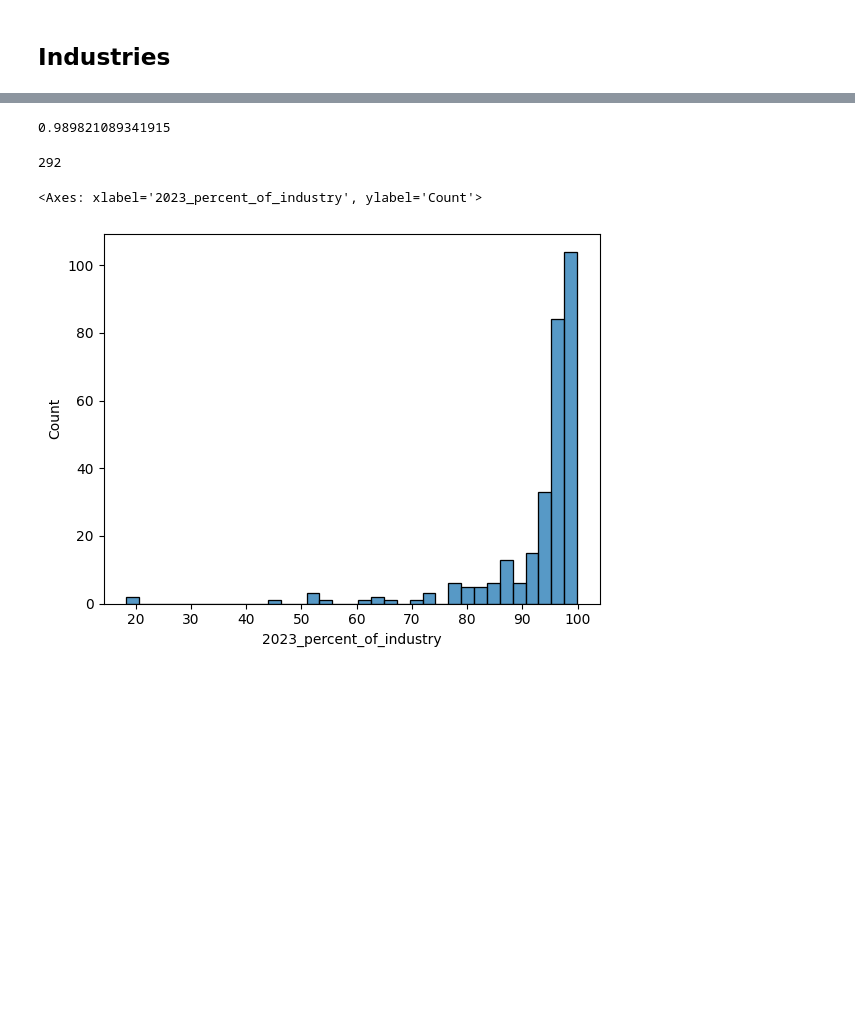
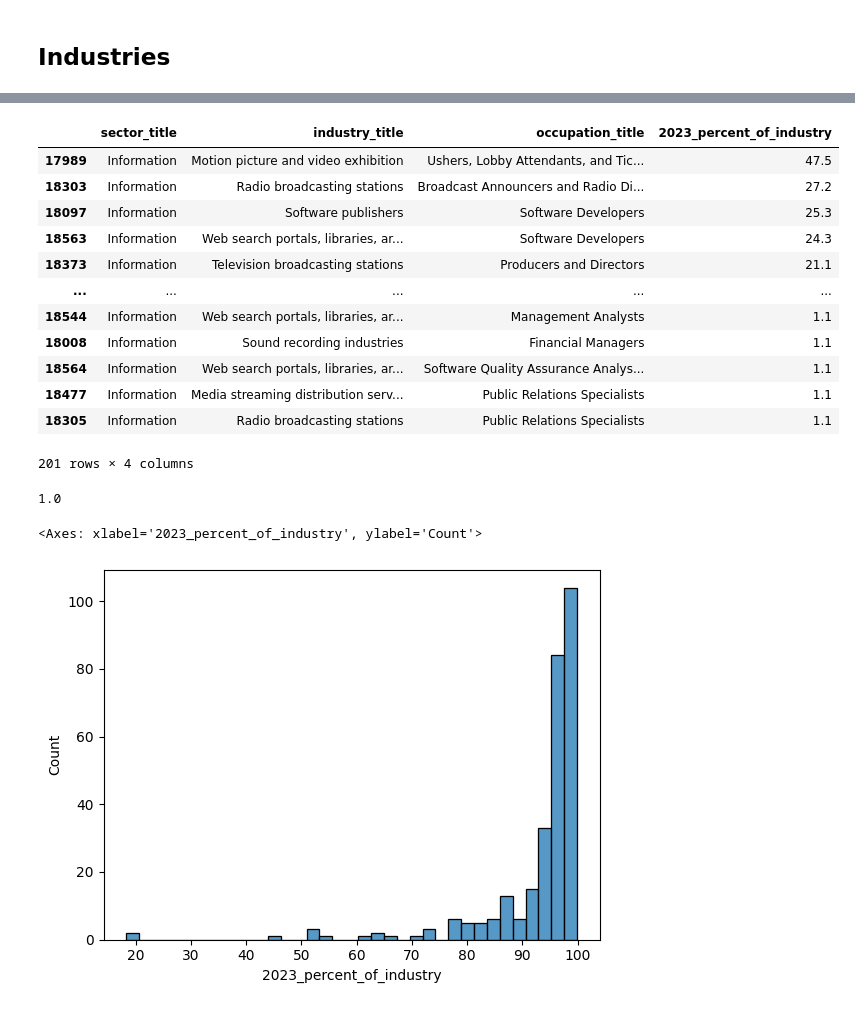
Before and after one commit to jcanedy/retrainability-index, a Jupyter notebook: notebooks/analyze_index_data.ipynb, the cells around one changed output, grey strips where cells are left out. Drawn from its saved outputs; the diff is of its cells as text; code cells hidden in the pictures; blank space fills up the shorter version.

```diff
--- a/notebooks/analyze_index_data.ipynb
+++ b/notebooks/analyze_index_data.ipynb
@@ -40,2 +50,2 @@ dtype: object
 # %%
-df_industry_occupations = df_industries.merge(df_occupations, on="occupation_code", how="inner")
+df_industry_occupations = df_industries.merge(df_occupations, on="occupation_code", how="left")
@@ -42,12 +69,24 @@ df_industry_occupations = df_industries.merge(df_occupations, on="occupation_cod
+# %%
+temp_df = df_industry_occupations[df_industry_occupations.sector_code == "510000"][["sector_title", "industry_title", "occupation_title", "2023_percent_of_industry"]].sort_values(by="2023_percent_of_industry", ascending=False)
+temp_df[temp_df["2023_percent_of_industry"] > 1]
+# %% [output]
+|  | sector_title | industry_title | occupation_title | 2023_percent_of_industry |
+| 17989 | Information | Motion picture and video exhibition | Ushers, Lobby Attendants, and Tic... | 47.5 |
+| 18303 | Information | Radio broadcasting stations | Broadcast Announcers and Radio Di... | 27.2 |
+| 18097 | Information | Software publishers | Software Developers | 25.3 |
+| 18563 | Information | Web search portals, libraries, ar... | Software Developers | 24.3 |
+| 18373 | Information | Television broadcasting stations | Producers and Directors | 21.1 |
+| ... | ... | ... | ... | ... |
+| 18544 | Information | Web search portals, libraries, ar... | Management Analysts | 1.1 |
+| 18008 | Information | Sound recording industries | Financial Managers | 1.1 |
+| 18564 | Information | Web search portals, libraries, ar... | Software Quality Assurance Analys... | 1.1 |
+| 18477 | Information | Media streaming distribution serv... | Public Relations Specialists | 1.1 |
+| 18305 | Information | Radio broadcasting stations | Public Relations Specialists | 1.1 |
+201 rows × 4 columns
 # %%
 len(df_industry_occupations) / len(df_industries)
 # %% [output]
-0.989821089341915
+1.0
-# %%
-# Number of unique industry_code
-df_industry_occupations["industry_code"].nunique()
-# %% [output]
-292
 # %%
 sns.histplot(df_industry_occupations.groupby("industry_code")["2023_percent_of_industry"].sum().sort_values())
 # %% [output]
```
Also changed, not shown: parts of 13 cells of this notebook, 4 other files.
